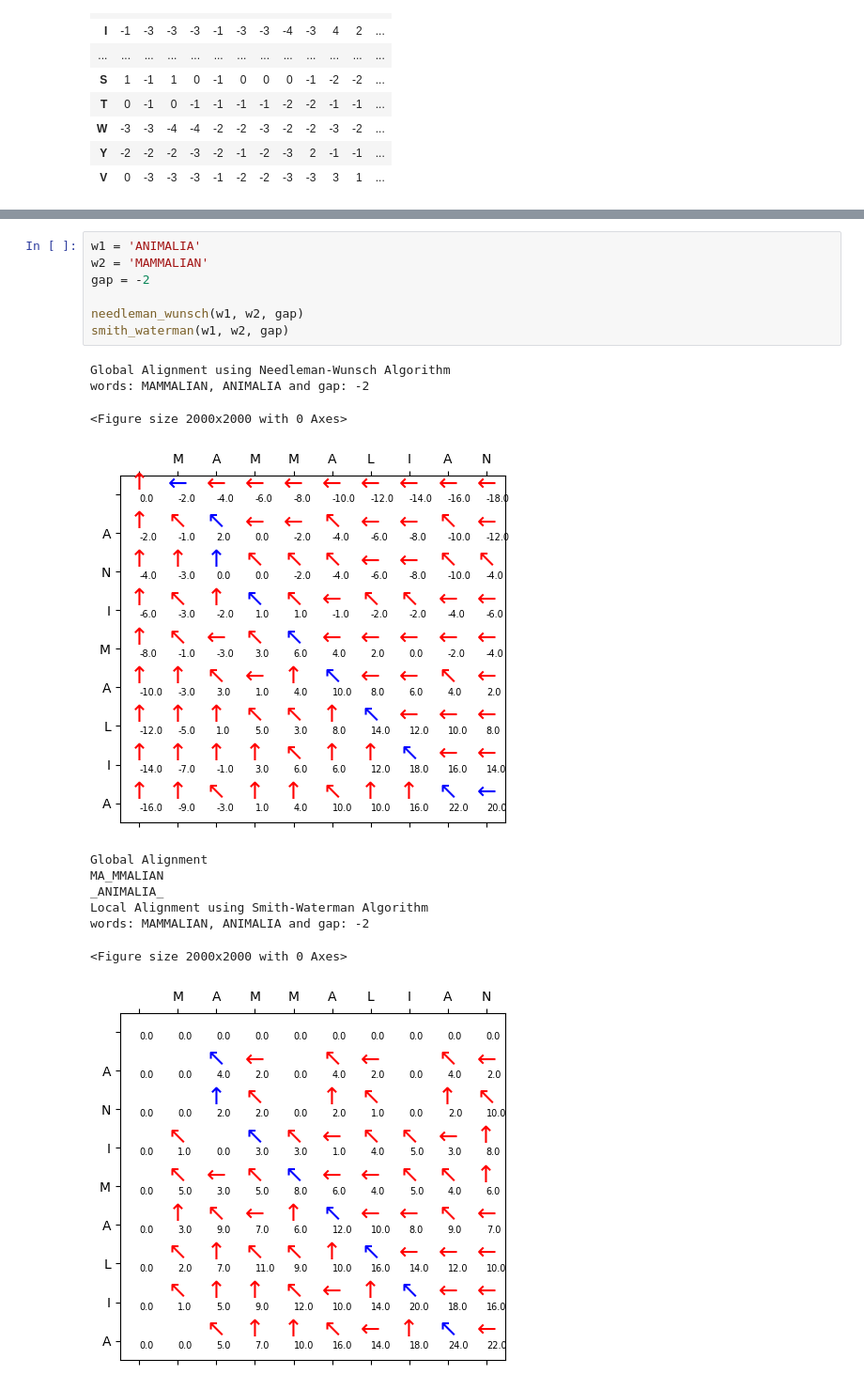
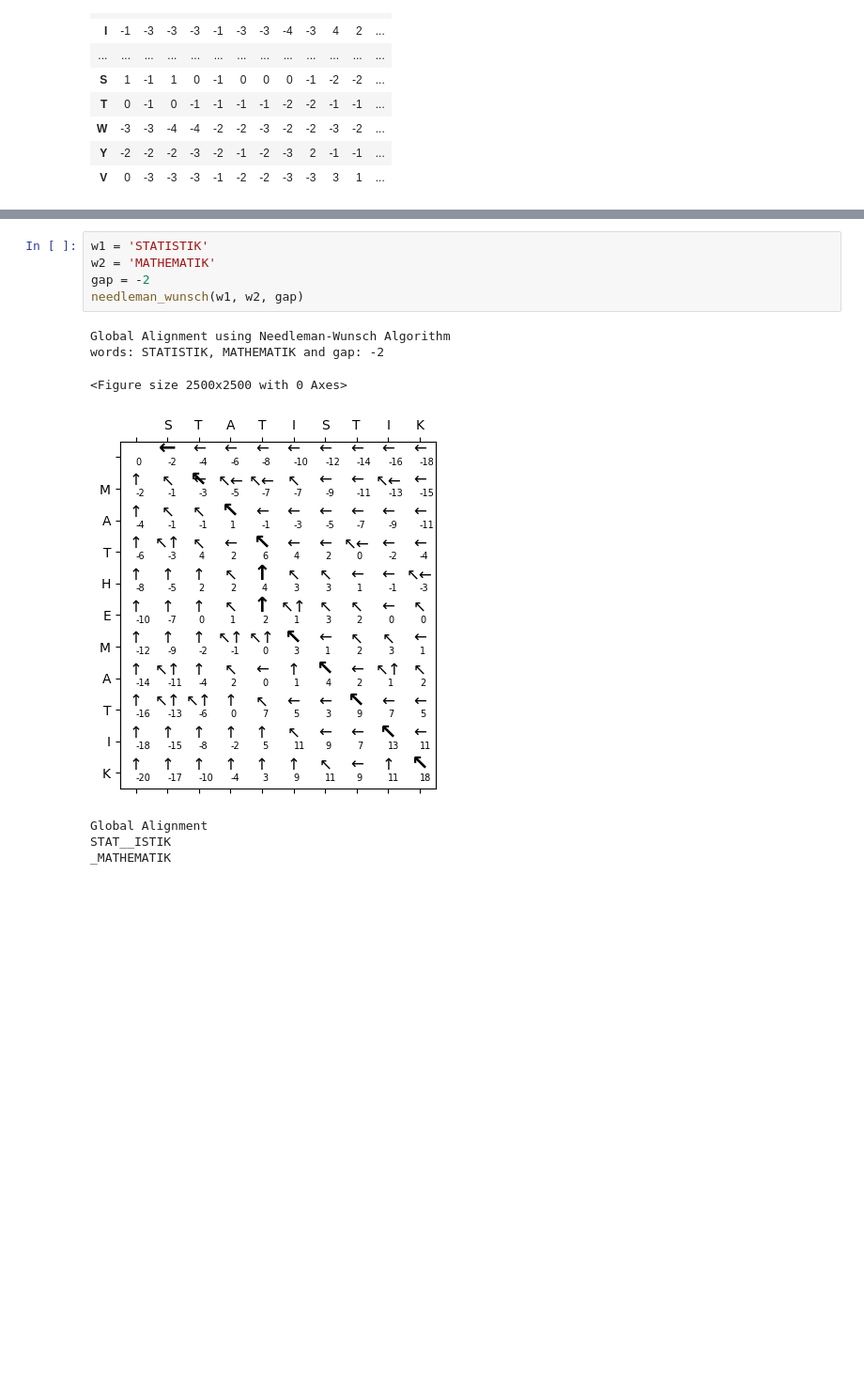
Before and after one commit to crastadivya/WiSe2425-ExercisesBioinformatics, a Jupyter notebook: Sequence_alignment.ipynb, the cells around one changed output, grey strips where cells are left out. Shown at 94% size. Drawn from its saved outputs; the diff is of its cells as text; blank space fills up the shorter version.

```diff
--- a/Sequence_alignment.ipynb
+++ b/Sequence_alignment.ipynb
@@ -274,21 +325,15 @@ def smith_waterman(w1, w2, gap):
     print(A[::-1])
     print(B[::-1])
 # %%
-w1 = 'ANIMALIA'
-w2 = 'MAMMALIAN'
+w1 = 'STATISTIK'
+w2 = 'MATHEMATIK'
 gap = -2
-
 needleman_wunsch(w1, w2, gap)
-smith_waterman(w1, w2, gap)
 # %% [output]
 Global Alignment using Needleman-Wunsch Algorithm
-words: MAMMALIAN, ANIMALIA and gap: -2
+words: STATISTIK, MATHEMATIK and gap: -2
-<Figure size 2000x2000 with 0 Axes>
+<Figure size 2500x2500 with 0 Axes>
-[figure, old version]
+[figure, new version]
 Global Alignment
-MA_MMALIAN
-_ANIMALIA_
-Local Alignment using Smith-Waterman Algorithm
-words: MAMMALIAN, ANIMALIA and gap: -2
+STAT__ISTIK
+_MATHEMATIK
-<Figure size 2000x2000 with 0 Axes>
-[figure, removed]
```
Also changed, not shown: parts of 12 cells of this notebook.
